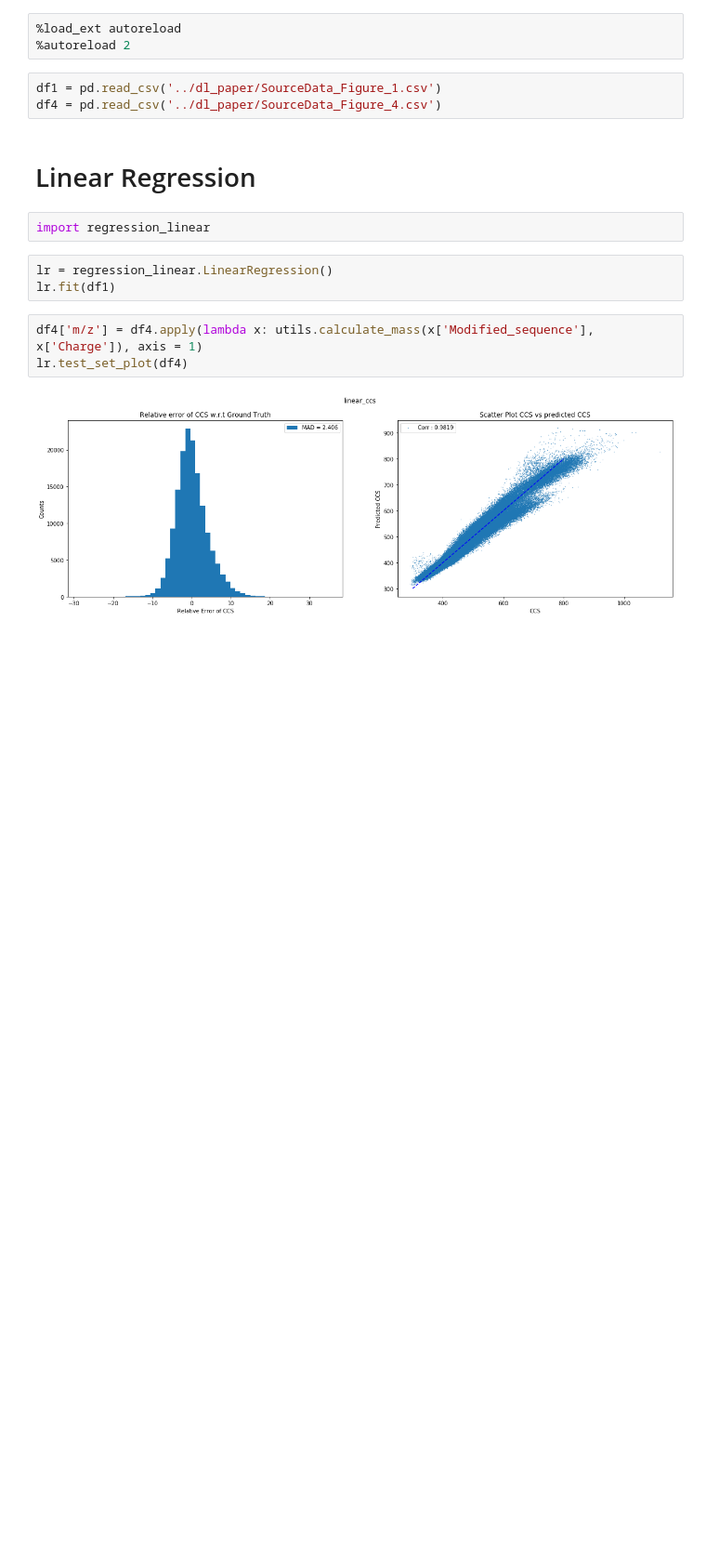
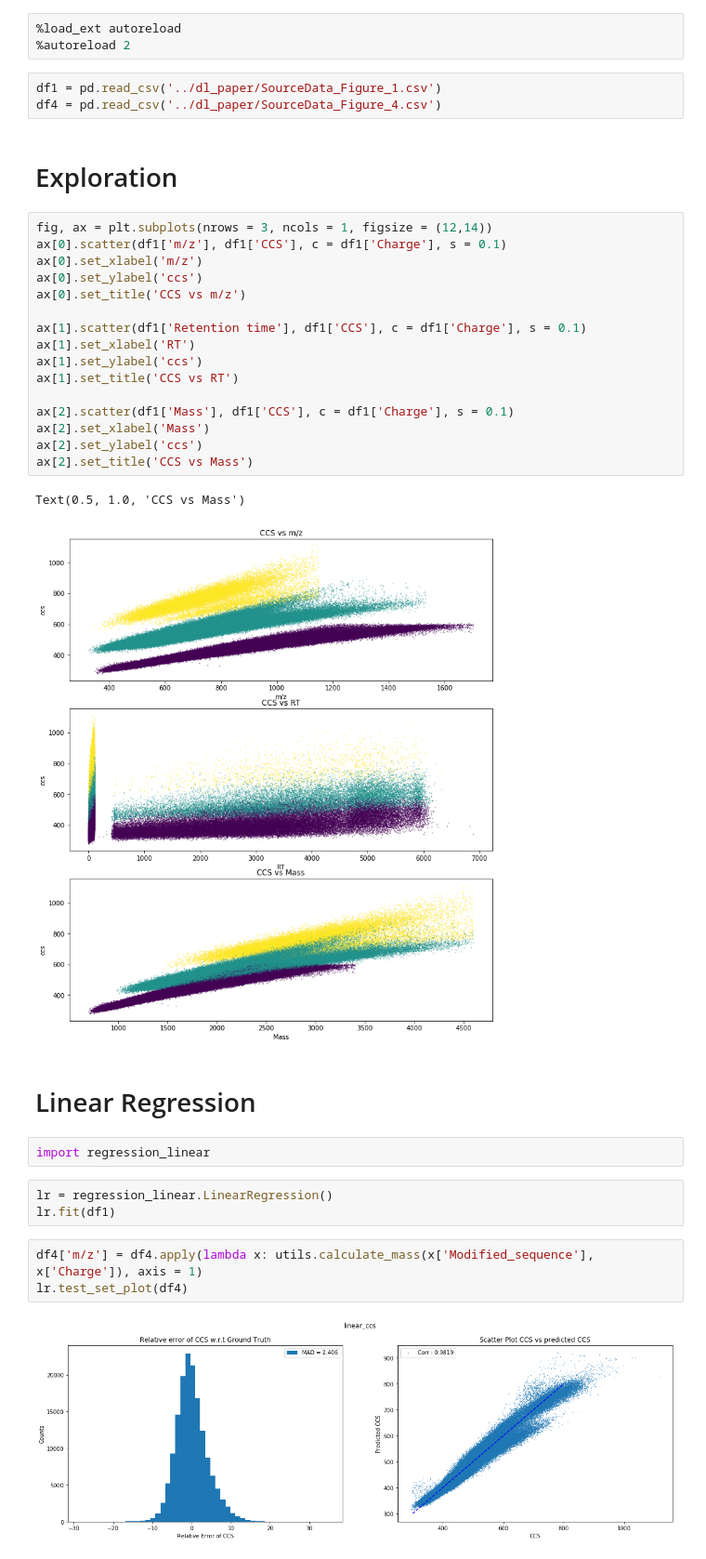
Before and after one commit to jlrestrepol/ccs, a Jupyter notebook: code/CCS_prediction.ipynb, the cells around one changed output. Shown at 93% size. Saved outputs shown, nothing was run; the diff lists cells and outputs as text; blank space fills up the shorter version.

```diff
--- a/code/CCS_prediction.ipynb
+++ b/code/CCS_prediction.ipynb
@@ -23,6 +17,27 @@ or from the matplotlib source distribution
 # %%
 df1 = pd.read_csv('../dl_paper/SourceData_Figure_1.csv')
 df4 = pd.read_csv('../dl_paper/SourceData_Figure_4.csv')
+# %% [markdown]
+# Exploration
+# %%
+fig, ax = plt.subplots(nrows = 3, ncols = 1, figsize = (12,14))
+ax[0].scatter(df1['m/z'], df1['CCS'], c = df1['Charge'], s = 0.1)
+ax[0].set_xlabel('m/z')
+ax[0].set_ylabel('ccs')
+ax[0].set_title('CCS vs m/z')
+
+ax[1].scatter(df1['Retention time'], df1['CCS'], c = df1['Charge'], s = 0.1)
+ax[1].set_xlabel('RT')
+ax[1].set_ylabel('ccs')
+ax[1].set_title('CCS vs RT')
+
+ax[2].scatter(df1['Mass'], df1['CCS'], c = df1['Charge'], s = 0.1)
+ax[2].set_xlabel('Mass')
+ax[2].set_ylabel('ccs')
+ax[2].set_title('CCS vs Mass')
+# %% [output]
+Text(0.5, 1.0, 'CCS vs Mass')
+[figure, added]
 # %% [markdown]
 # Linear Regression
 # %%
```
Also changed, not shown: parts of 2 cells of this notebook.
